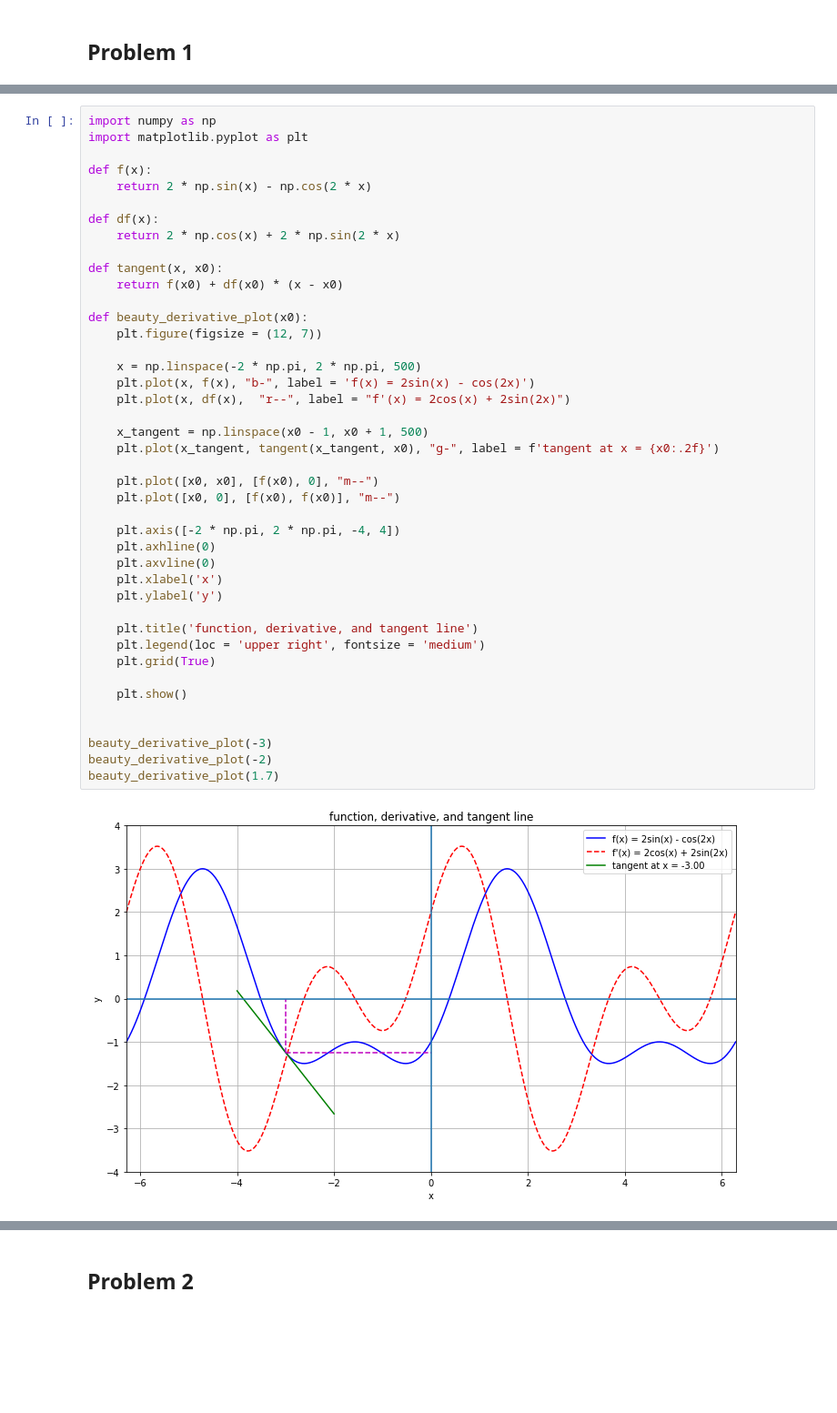
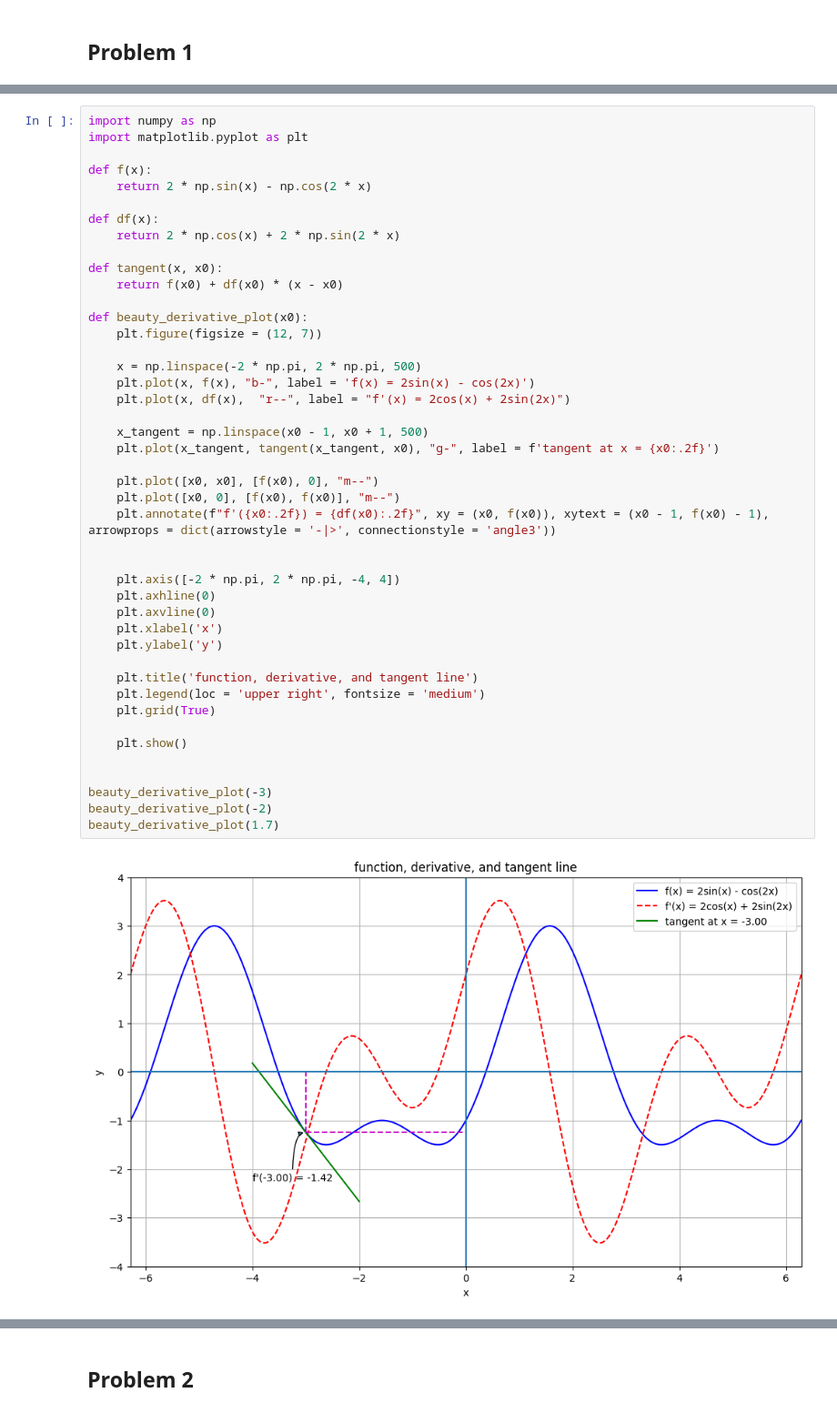
Before and after one commit to Andrew-UM/UvarovAM_StatPrac, a Jupyter notebook: 2. numpy+matplotlib.ipynb, the cells around one changed output, grey strips where cells are left out. Shown at 91% size. Drawn from its saved outputs; the diff is of its cells as text; blank space fills up the shorter version.

```diff
--- a/2. numpy+matplotlib.ipynb
+++ b/2. numpy+matplotlib.ipynb
@@ -789,31 +833,33 @@ def tangent(x, x0):
 def beauty_derivative_plot(x0):
     plt.figure(figsize = (12, 7))
 
     x = np.linspace(-2 * np.pi, 2 * np.pi, 500)
     plt.plot(x, f(x), "b-", label = 'f(x) = 2sin(x) - cos(2x)')
     plt.plot(x, df(x),  "r--", label = "f'(x) = 2cos(x) + 2sin(2x)")
 
     x_tangent = np.linspace(x0 - 1, x0 + 1, 500)
     plt.plot(x_tangent, tangent(x_tangent, x0), "g-", label = f'tangent at x = {x0:.2f}')
 
     plt.plot([x0, x0], [f(x0), 0], "m--")
     plt.plot([x0, 0], [f(x0), f(x0)], "m--")
+    plt.annotate(f"f'({x0:.2f}) = {df(x0):.2f}", xy = (x0, f(x0)), xytext = (x0 - 1, f(x0) - 1), arrowprops = dict(arrowstyle = '-|>', connectionstyle = 'angle3'))
+
 
     plt.axis([-2 * np.pi, 2 * np.pi, -4, 4])
     plt.axhline(0)
     plt.axvline(0)
     plt.xlabel('x')
     plt.ylabel('y')
 
     plt.title('function, derivative, and tangent line')
     plt.legend(loc = 'upper right', fontsize = 'medium')
     plt.grid(True)
 
     plt.show()
 
 
 beauty_derivative_plot(-3)
 beauty_derivative_plot(-2)
 beauty_derivative_plot(1.7)
 # %% [output]
-[figure, old version]
+[figure, new version]
```
Also changed, not shown: parts of 38 cells of this notebook, 1 other file.
